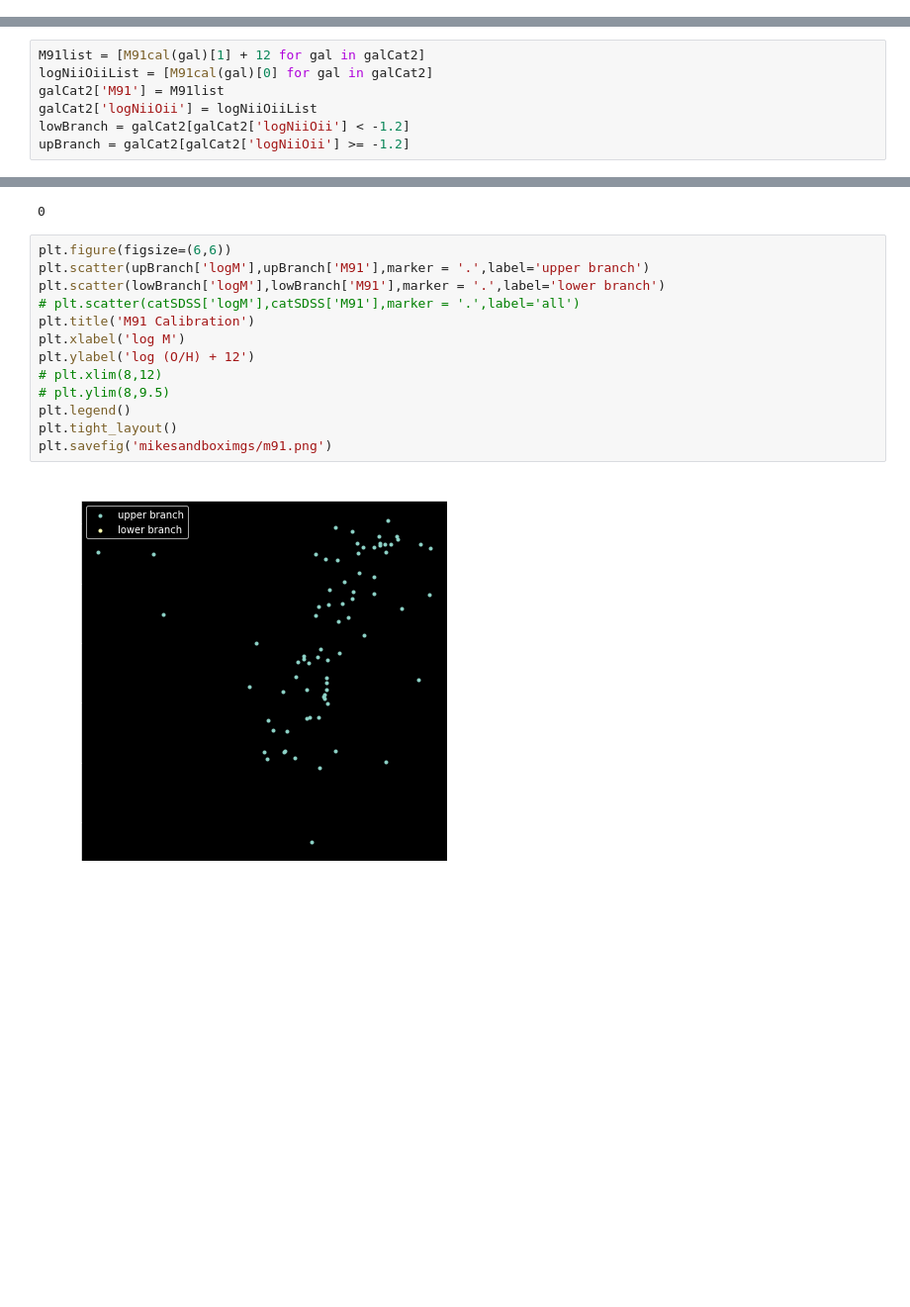
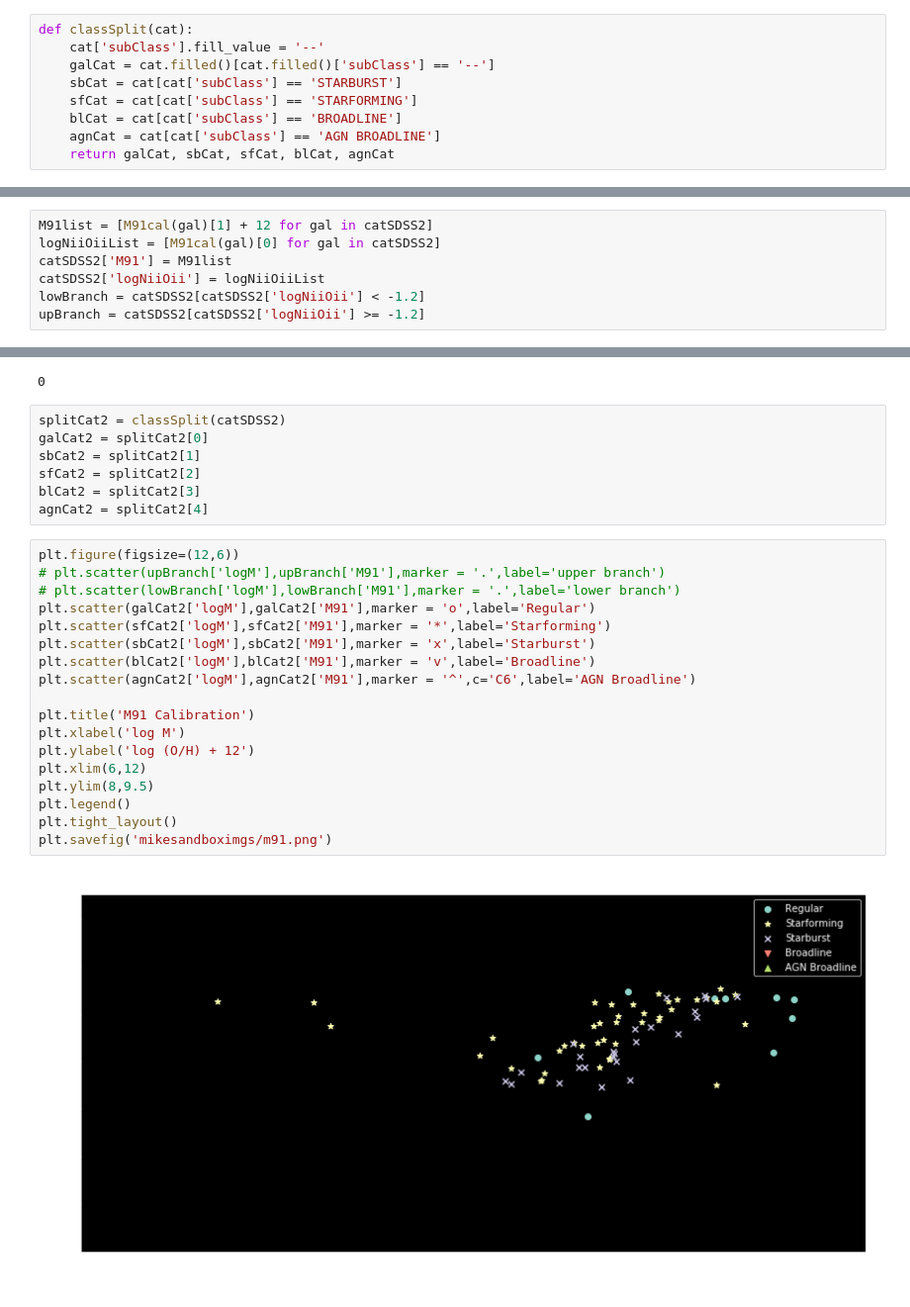
Before and after one commit to NicoAdams/Stripe82Clumps, a Jupyter notebook: mike_sandbox_clean.ipynb, the cells around one changed output, grey strips where cells are left out. Shown at 99% size. Saved outputs shown, nothing was run; the diff lists cells and outputs as text; blank space fills up the shorter version.

```diff
--- a/mike_sandbox_clean.ipynb
+++ b/mike_sandbox_clean.ipynb
@@ -267,0 +247,9 @@ galCat = catSDSS[catSDSS['class'] == 'GALAXY']
+# %%
+def classSplit(cat):
+    cat['subClass'].fill_value = '--'
+    galCat = cat.filled()[cat.filled()['subClass'] == '--']
+    sbCat = cat[cat['subClass'] == 'STARBURST']
+    sfCat = cat[cat['subClass'] == 'STARFORMING']
+    blCat = cat[cat['subClass'] == 'BROADLINE']
+    agnCat = cat[cat['subClass'] == 'AGN BROADLINE']
+    return galCat, sbCat, sfCat, blCat, agnCat
@@ -323,28 +341,40 @@ plt.show()
 # %% [markdown]
 ### Generating Plot
 # %%
-M91list = [M91cal(gal)[1] + 12 for gal in galCat2]
-logNiiOiiList = [M91cal(gal)[0] for gal in galCat2]
-galCat2['M91'] = M91list
-galCat2['logNiiOii'] = logNiiOiiList
-lowBranch = galCat2[galCat2['logNiiOii'] < -1.2]
-upBranch = galCat2[galCat2['logNiiOii'] >= -1.2]
+M91list = [M91cal(gal)[1] + 12 for gal in catSDSS2]
+logNiiOiiList = [M91cal(gal)[0] for gal in catSDSS2]
+catSDSS2['M91'] = M91list
+catSDSS2['logNiiOii'] = logNiiOiiList
+lowBranch = catSDSS2[catSDSS2['logNiiOii'] < -1.2]
+upBranch = catSDSS2[catSDSS2['logNiiOii'] >= -1.2]
 # %%
 len(lowBranch)
 # %% [output]
 0
+# %%
+splitCat2 = classSplit(catSDSS2)
+galCat2 = splitCat2[0]
+sbCat2 = splitCat2[1]
+sfCat2 = splitCat2[2]
+blCat2 = splitCat2[3]
+agnCat2 = splitCat2[4]
 # %%
-plt.figure(figsize=(6,6))
-plt.scatter(upBranch['logM'],upBranch['M91'],marker = '.',label='upper branch')
-plt.scatter(lowBranch['logM'],lowBranch['M91'],marker = '.',label='lower branch')
-# plt.scatter(catSDSS['logM'],catSDSS['M91'],marker = '.',label='all')
+plt.figure(figsize=(12,6))
+# plt.scatter(upBranch['logM'],upBranch['M91'],marker = '.',label='upper branch')
+# plt.scatter(lowBranch['logM'],lowBranch['M91'],marker = '.',label='lower branch')
+plt.scatter(galCat2['logM'],galCat2['M91'],marker = 'o',label='Regular')
+plt.scatter(sfCat2['logM'],sfCat2['M91'],marker = '*',label='Starforming')
+plt.scatter(sbCat2['logM'],sbCat2['M91'],marker = 'x',label='Starburst')
+plt.scatter(blCat2['logM'],blCat2['M91'],marker = 'v',label='Broadline')
+plt.scatter(agnCat2['logM'],agnCat2['M91'],marker = '^',c='C6',label='AGN Broadline')
+
 plt.title('M91 Calibration')
 plt.xlabel('log M')
 plt.ylabel('log (O/H) + 12')
-# plt.xlim(8,12)
-# plt.ylim(8,9.5)
+plt.xlim(6,12)
+plt.ylim(8,9.5)
 plt.legend()
 plt.tight_layout()
 plt.savefig('mikesandboximgs/m91.png')
 # %% [output]
-[figure, old version]
+[figure, new version]
```
Also changed, not shown: parts of 17 cells of this notebook, 4 other files.
